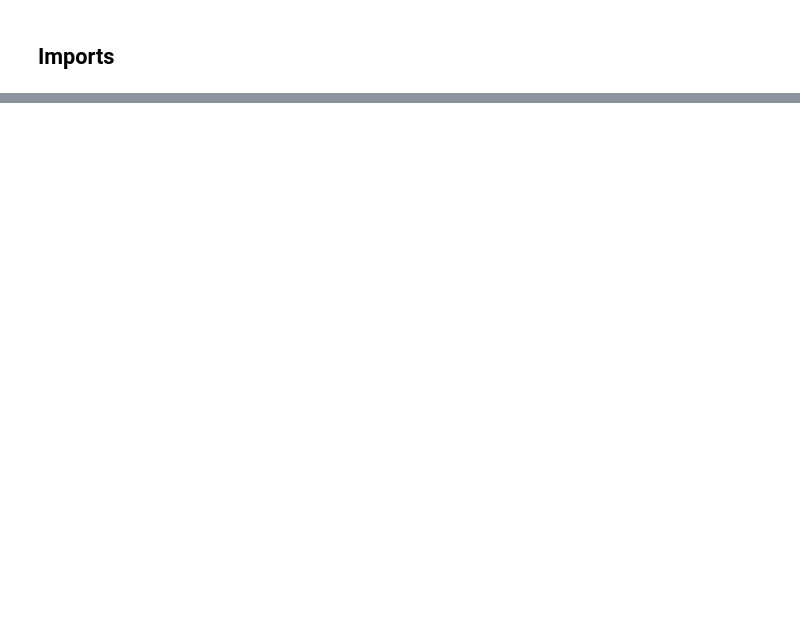
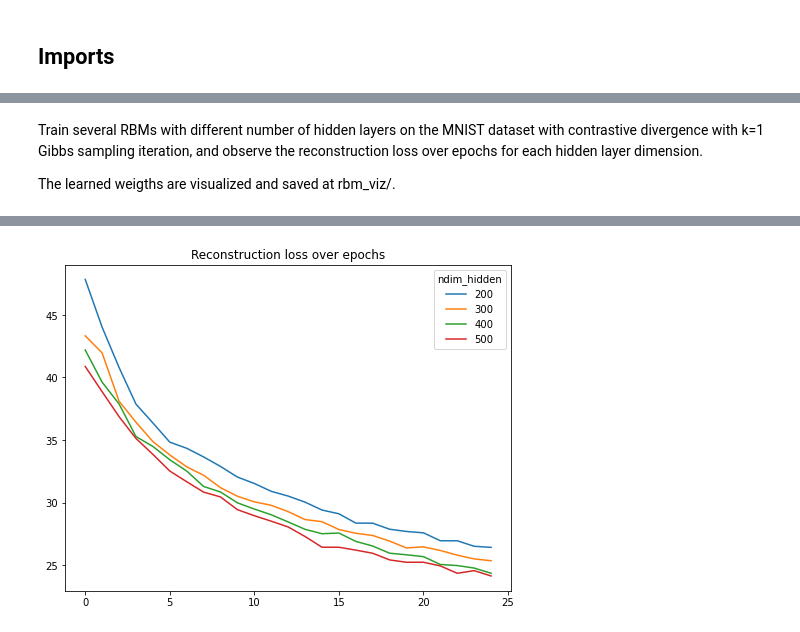
Before and after one commit to mark-antal-csizmadia/rbm_dbn, a Jupyter notebook: rbm_dbn.ipynb, the cells around one changed output, grey strips where cells are left out. Cells and saved outputs as stored; diff of their text form; code cells hidden in the pictures; blank space fills up the shorter version.

```diff
--- a/rbm_dbn.ipynb
+++ b/rbm_dbn.ipynb
@@ -10,0 +74,44 @@ from dbn import DeepBeliefNet
+# %% [markdown]
+Train several RBMs with different number of hidden layers on the MNIST dataset with contrastive divergence with k=1 Gibbs sampling iteration, and observe the reconstruction loss over epochs for each hidden layer dimension.
+
+The learned weigths are visualized and saved at rbm_viz/.
+# %%
+image_size = [28,28]
+train_imgs,train_lbls,test_imgs,test_lbls = read_mnist(dim=image_size, n_train=60000, n_test=10000)
+
+indices = np.random.choice(train_imgs.shape[0], 100, replace=False)
+train_imgs = train_imgs[indices, :]
+train_lbls = train_lbls[indices, :]
+print(train_imgs.shape)
+print(train_lbls.shape)
+
+
+
+hidden_dims = [200, 300, 400, 500]
+epochs = 25
+loss_history = np.zeros((len(hidden_dims), epochs))
+i = 0
+
+for hidden in hidden_dims:
+    print(f"\nStarting a Restricted Boltzmann Machine with ndim_hidden: {hidden}")
+    rbm = RestrictedBoltzmannMachine(ndim_visible=image_size[0]*image_size[1],
+                                 ndim_hidden=hidden,
+                                 is_bottom=True,
+                                 image_size=image_size,
+                                 is_top=False,
+                                 n_labels=10,
+                                 batch_size=15)
+
+    loss_history[i] = rbm.cd1(visible_trainset=train_imgs, n_iterations=epochs)
+    i += 1
+
+plt.figure(figsize=(8,6))
+
+for plots in range(len(hidden_dims)):
+    plt.plot(range(epochs), loss_history[plots], label=hidden_dims[plots])
+
+plt.title("Reconstruction loss over epochs")
+plt.legend(title="ndim_hidden")
+plt.savefig(f'single_rbm/loss_ndim_hidden_compare.png')
+plt.show()
+# %% [output]
@@ -10,0 +135 @@ from dbn import DeepBeliefNet
+[figure, added]
```
Also changed, not shown: parts of 16 cells of this notebook, 58 other files.
